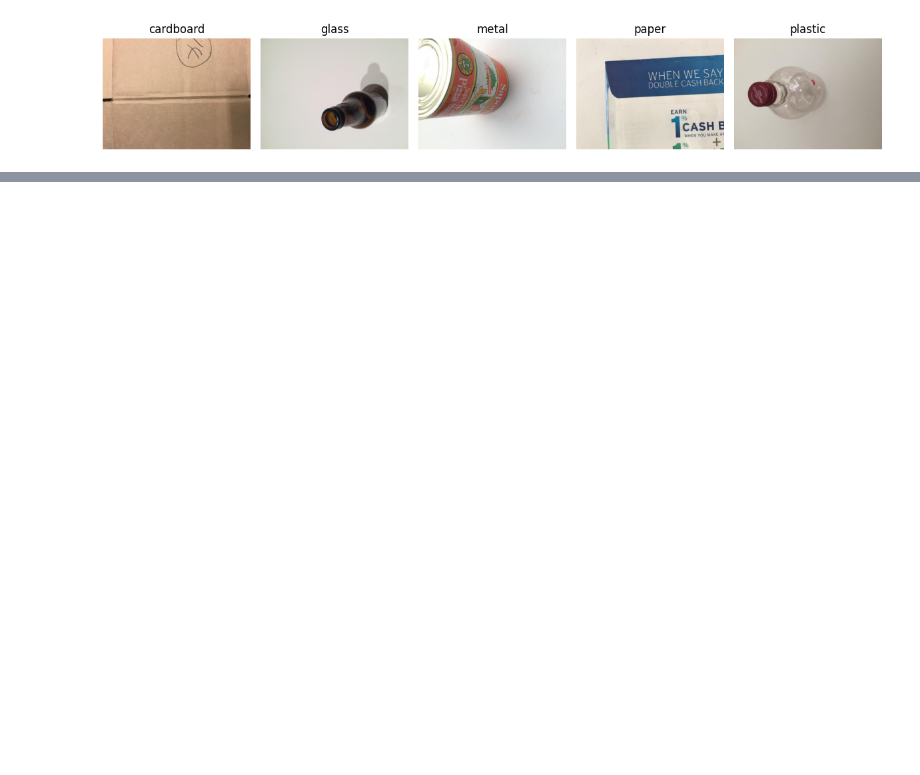
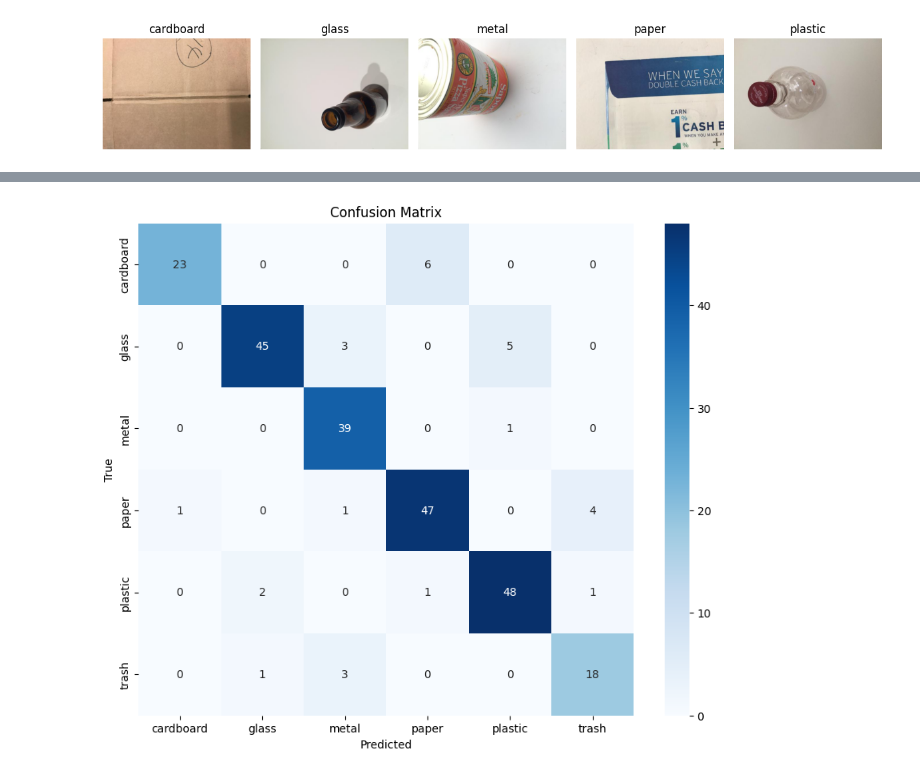
Before and after one commit to sivalokesh85/aicte, a Jupyter notebook: week1.ipynb, the cells around one changed output, grey strips where cells are left out. Cells and saved outputs as stored; diff of their text form; code cells hidden in the pictures; blank space fills up the shorter version.

Commit message:
modelsaved

```diff
--- a/week1.ipynb
+++ b/week1.ipynb
@@ -39,0 +185,20 @@ plt.show()
+# %%
+model.compile(
+    optimizer=optimizers.Adam(learning_rate=1e-4),
+    loss='sparse_categorical_crossentropy',
+    metrics=['accuracy']
+)
+# %%
+early = tf.keras.callbacks.EarlyStopping(
+    monitor='val_loss',
+    patience=3,
+    restore_best_weights=True
+)
+# %%
+history = model.fit(
+    train_ds,
+    validation_data=test_ds,
+    epochs=15,
+    class_weight=classweights,
+    callbacks=[early]
+)
@@ -39,0 +253,7 @@ plt.show()
+# %%
+y_true = np.concatenate([y.numpy() for x, y in twovaleval], axis=0)
+y_pred_probs = model.predict(twovaleval)
+y_pred = np.argmax(y_pred_probs, axis=1)
+cm = confusion_matrix(y_true, y_pred)
+print(cm)
+print(classification_report(y_true, y_pred))
@@ -39,0 +280,14 @@ plt.show()
+# %%
+plt.figure(figsize=(10,8))
+
+sns.heatmap(cm, annot=True, fmt='d',
+            xticklabels=class_names,
+            yticklabels=class_names,
+            cmap='Blues')
+
+plt.xlabel('Predicted')
+plt.ylabel('True')
+plt.title('Confusion Matrix')
+plt.show()
+# %% [output]
+[figure, added]
```
Also changed, not shown: parts of 21 cells of this notebook.
